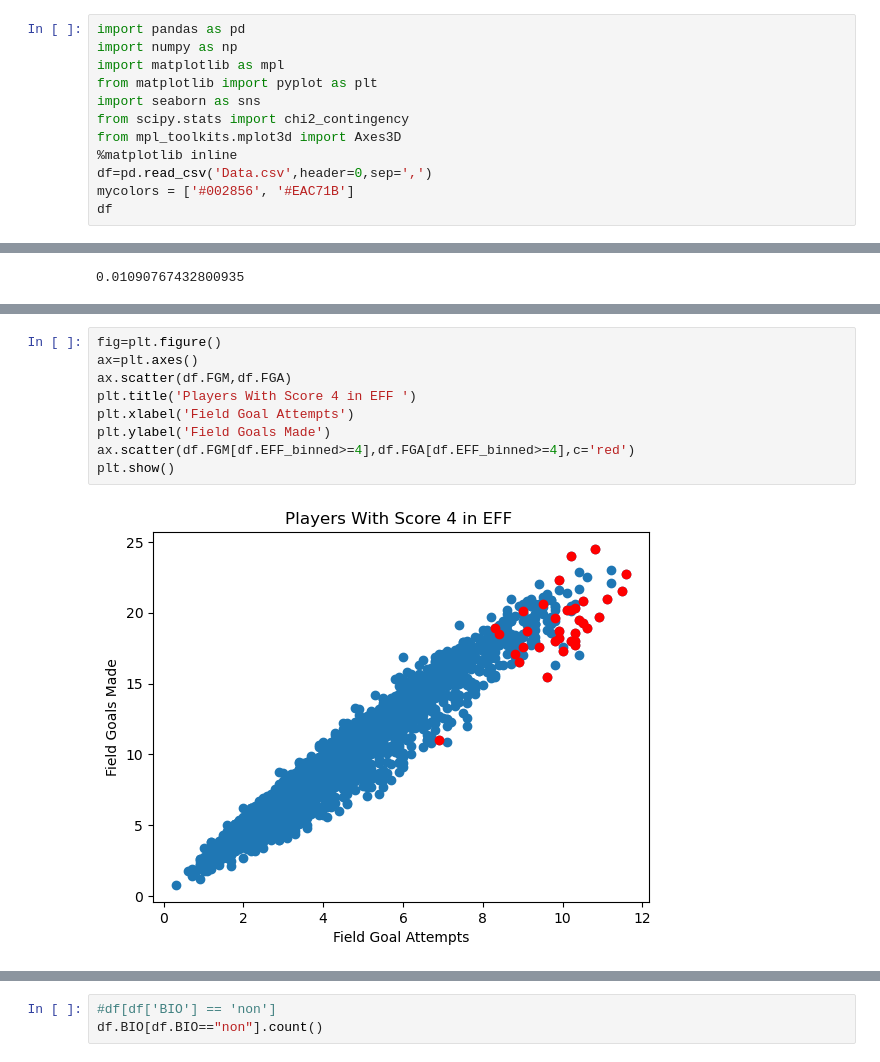
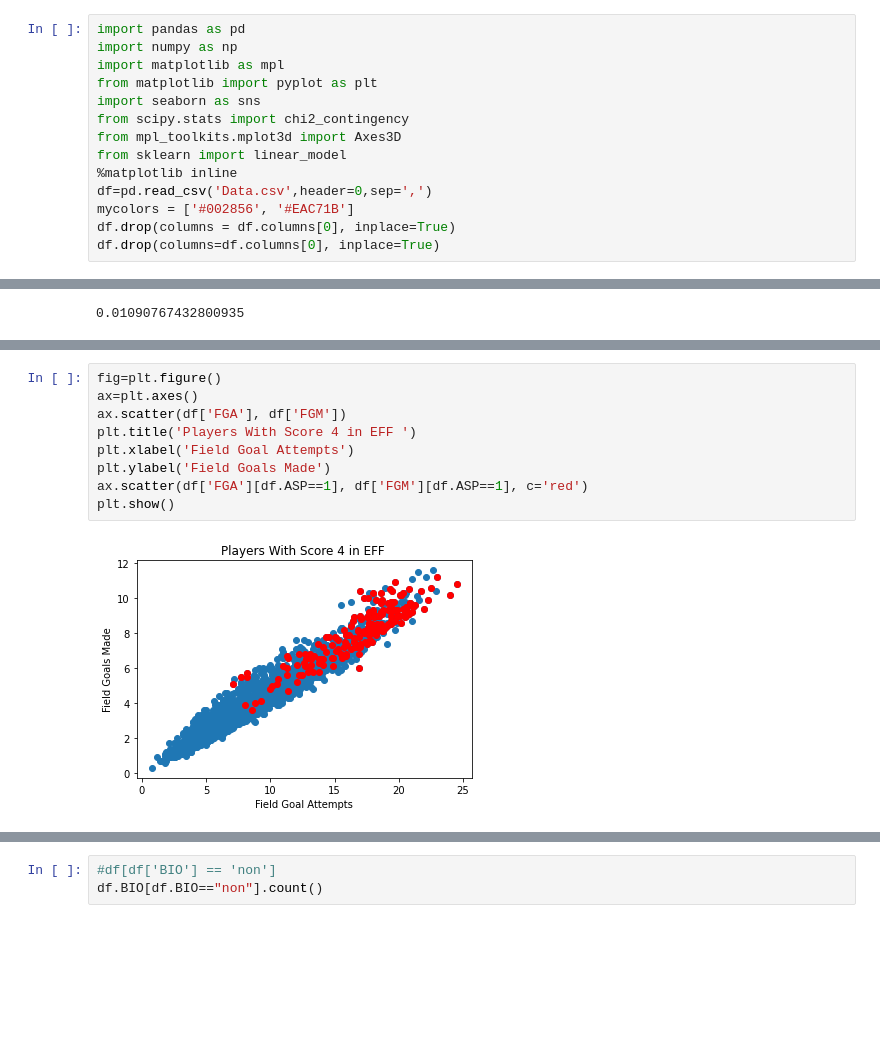
Before and after one commit to eldar-shm/FinalProject-DataScience, a Jupyter notebook: Code/project anals.ipynb, the cells around one changed output, grey strips where cells are left out. Cells and saved outputs as stored; diff of their text form; blank space fills up the shorter version.

```diff
--- a/Code/project anals.ipynb
+++ b/Code/project anals.ipynb
@@ -6,7 +6,9 @@ from matplotlib import pyplot as plt
 import seaborn as sns
 from scipy.stats import chi2_contingency
 from mpl_toolkits.mplot3d import Axes3D
+from sklearn import linear_model
 %matplotlib inline
 df=pd.read_csv('Data.csv',header=0,sep=',')
 mycolors = ['#002856', '#EAC71B']
-df
+df.drop(columns = df.columns[0], inplace=True)
+df.drop(columns=df.columns[0], inplace=True)
@@ -213,14 +201,14 @@ chi2_contingency(ct1)# אינם תלוים זה בזה על פי מבחן חי
 # %%
 fig=plt.figure()
 ax=plt.axes()
-ax.scatter(df.FGM,df.FGA)
+ax.scatter(df['FGA'], df['FGM'])
 plt.title('Players With Score 4 in EFF ')
 plt.xlabel('Field Goal Attempts')
 plt.ylabel('Field Goals Made')
-ax.scatter(df.FGM[df.EFF_binned>=4],df.FGA[df.EFF_binned>=4],c='red')
+ax.scatter(df['FGA'][df.ASP==1], df['FGM'][df.ASP==1], c='red')
 plt.show()
 # %% [output]
-[figure, old version]
+[figure, new version]
 # %%
 ax=plt.axes(projection='3d')
 xdata=df['3PM']
```
Also changed, not shown: parts of 25 cells of this notebook.
